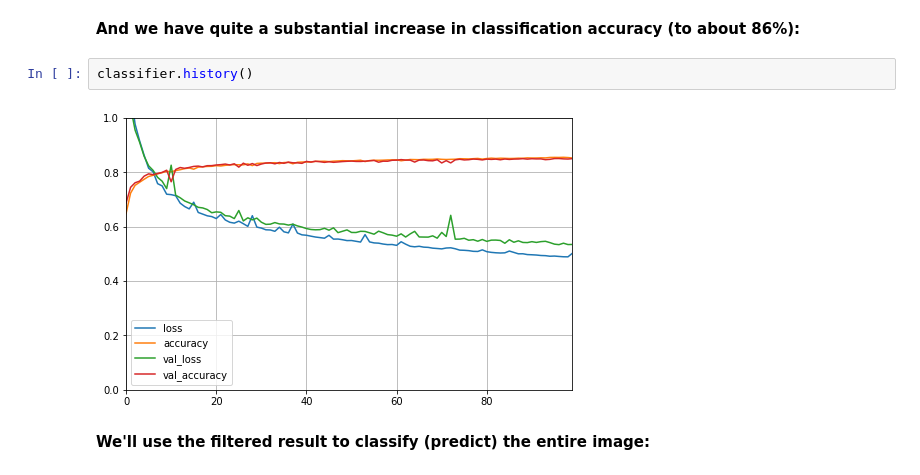
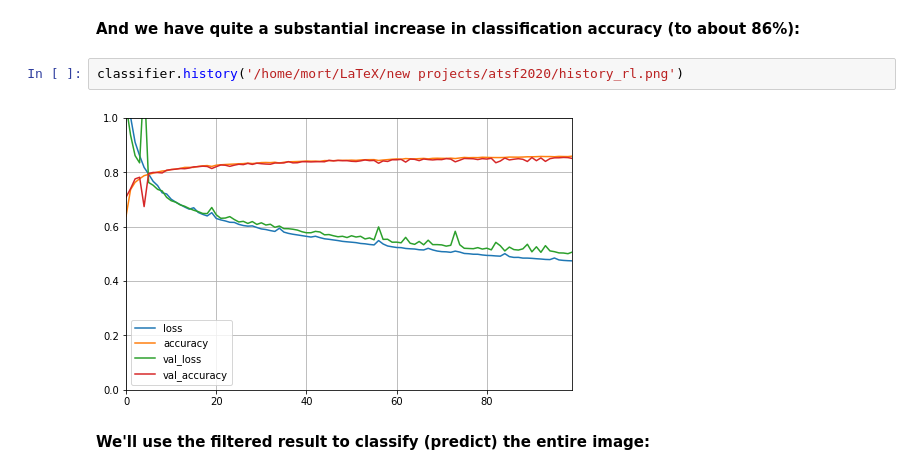
Before and after one commit to mortcanty/EESARDocker, a Jupyter notebook: src/s1class.ipynb, the cells around one changed output. Saved outputs shown, nothing was run; the diff lists cells and outputs as text.

```diff
--- a/src/s1class.ipynb
+++ b/src/s1class.ipynb
@@ -242,10 +259,10 @@ classifier.train(Xs,ls,epochs=100)
 True
 # %% [markdown]
 __And we have quite a substantial increase in classification accuracy (to about 86%):__
-# %%
-classifier.history()
-# %% [output]
-[figure, removed]
+# %%
+classifier.history('/home/mort/LaTeX/new projects/atsf2020/history_rl.png')
+# %% [output]
+[figure, added]
 # %% [markdown]
 __We'll use the filtered result to classify (predict) the entire image:__
 # %%
```
Also changed, not shown: parts of 26 cells of this notebook, 15 other files.
